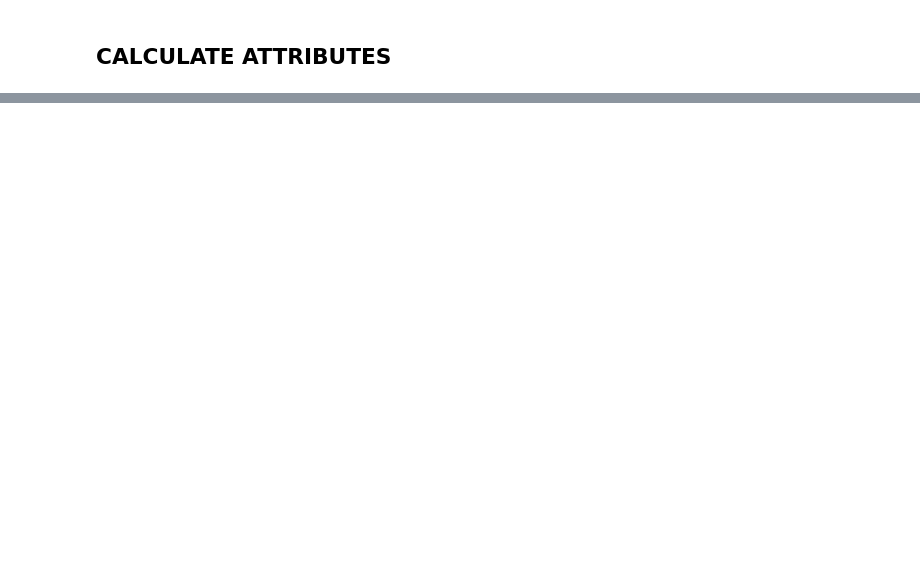
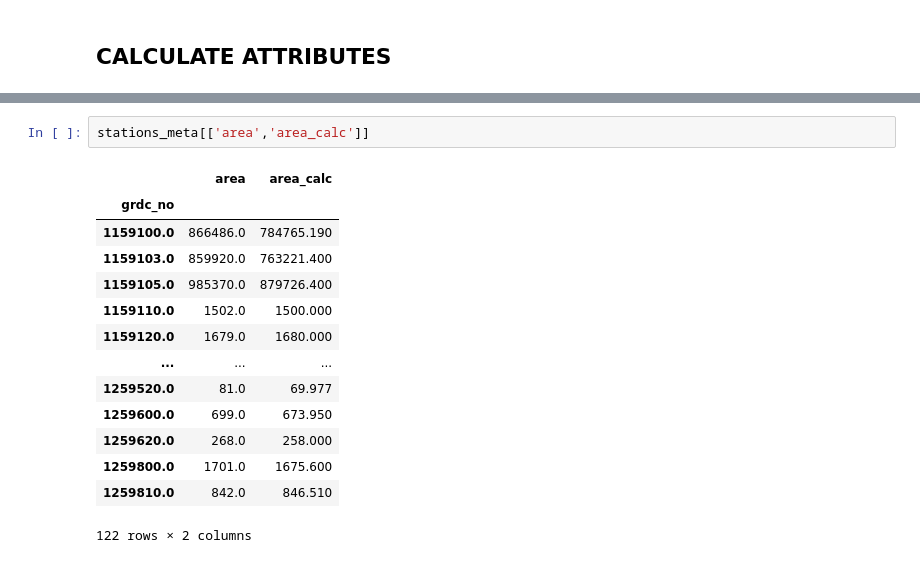
Before and after one commit to ascheliga/CYGNSS-GRACE, a Jupyter notebook: notebooks/GRDC_dataprocessing_EDA.ipynb, the cells around one changed output, grey strips where cells are left out. Drawn from its saved outputs; the diff is of its cells as text; blank space fills up the shorter version.

```diff
--- a/notebooks/GRDC_dataprocessing_EDA.ipynb
+++ b/notebooks/GRDC_dataprocessing_EDA.ipynb
@@ -110,0 +208,17 @@ Index([1159131, 1159321, 1159325, 1159410, 1159512, 1159600, 1159800, 1159850,
+# %%
+stations_meta[['area','area_calc']]
+# %% [output]
+|  | area | area_calc |
+| grdc_no |  |  |
+| 1159100.0 | 866486.0 | 784765.190 |
+| 1159103.0 | 859920.0 | 763221.400 |
+| 1159105.0 | 985370.0 | 879726.400 |
+| 1159110.0 | 1502.0 | 1500.000 |
+| 1159120.0 | 1679.0 | 1680.000 |
+| ... | ... | ... |
+| 1259520.0 | 81.0 | 69.977 |
+| 1259600.0 | 699.0 | 673.950 |
+| 1259620.0 | 268.0 | 258.000 |
+| 1259800.0 | 1701.0 | 1675.600 |
+| 1259810.0 | 842.0 | 846.510 |
+122 rows × 2 columns
```
Also changed, not shown: parts of 14 cells of this notebook.
